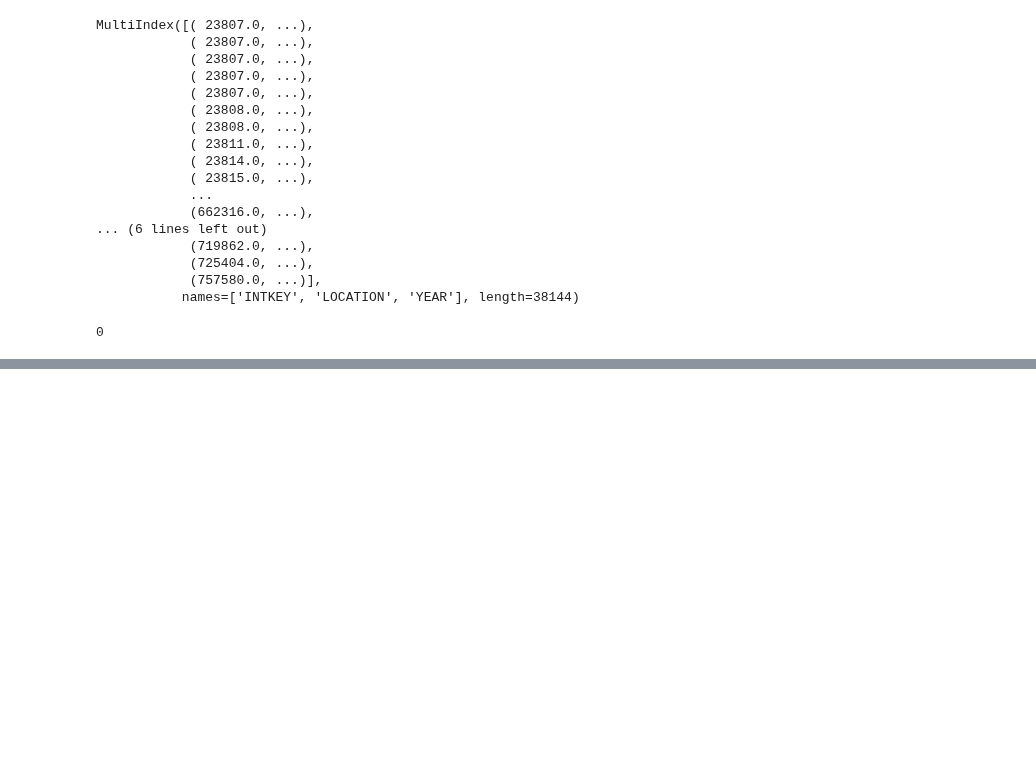
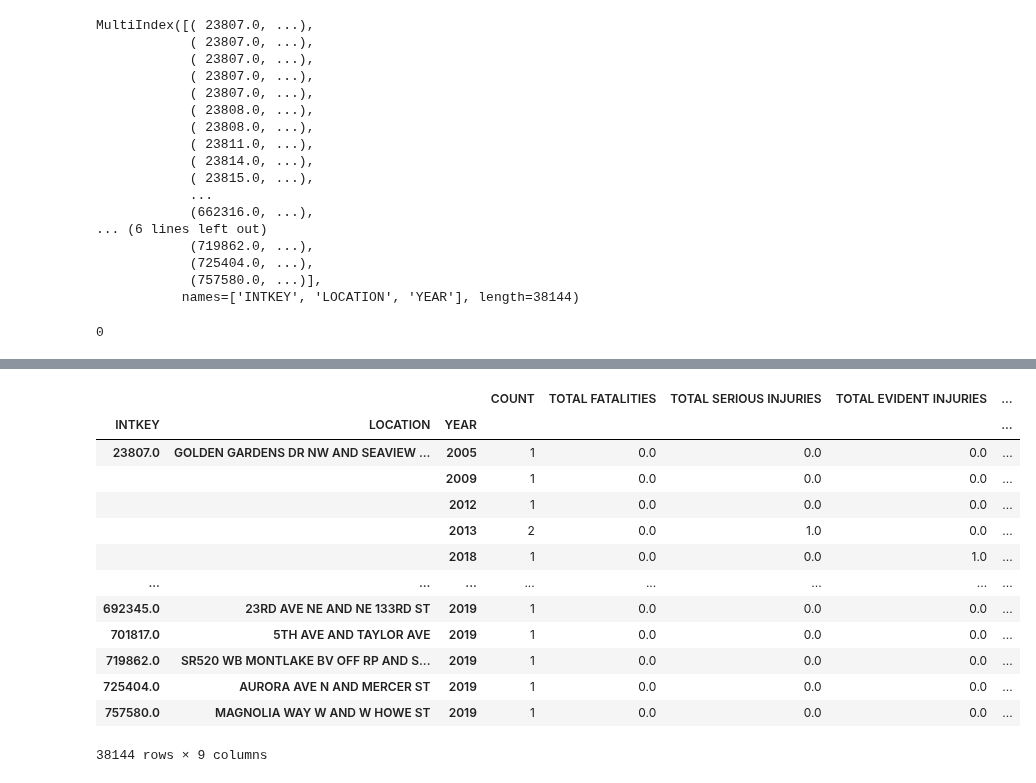
Before and after one commit to DataCircles/traffic_collisions_ml_team1, a Jupyter notebook: notebooks/feli_severity_metric.ipynb, the cells around one changed output, grey strips where cells are left out. Saved outputs shown, nothing was run; the diff lists cells and outputs as text; code cells hidden in the pictures; blank space fills up the shorter version.

Commit message:
add weighted metric

```diff
--- a/notebooks/feli_severity_metric.ipynb
+++ b/notebooks/feli_severity_metric.ipynb
@@ -210,0 +227,8 @@ count_df.isna().values.sum()
+# %%
+count_df['WEIGH_FATALITIES'] = count_df['TOTAL FATALITIES'] * 5
+# %%
+count_df['WEIGH_SERIOUS'] = count_df['TOTAL SERIOUS INJURIES'] * 4
+# %%
+count_df['WEIGH_EVIDENT'] = count_df['TOTAL EVIDENT INJURIES'] * 3
+# %%
+count_df['WEIGH_POSSIBLE'] = count_df['TOTAL POSSIBLE INJURIES'] * 2
@@ -210,0 +238,17 @@ count_df.isna().values.sum()
+# %%
+count_df
+# %% [output]
+|  |  |  | COUNT | TOTAL FATALITIES | TOTAL SERIOUS INJURIES | TOTAL EVIDENT INJURIES | ... |
+| INTKEY | LOCATION | YEAR |  |  |  |  | ... |
+| 23807.0 | GOLDEN GARDENS DR NW AND SEAVIEW ... | 2005 | 1 | 0.0 | 0.0 | 0.0 | ... |
+|  |  | 2009 | 1 | 0.0 | 0.0 | 0.0 | ... |
+|  |  | 2012 | 1 | 0.0 | 0.0 | 0.0 | ... |
+|  |  | 2013 | 2 | 0.0 | 1.0 | 0.0 | ... |
+|  |  | 2018 | 1 | 0.0 | 0.0 | 1.0 | ... |
+| ... | ... | ... | ... | ... | ... | ... | ... |
+| 692345.0 | 23RD AVE NE AND NE 133RD ST | 2019 | 1 | 0.0 | 0.0 | 0.0 | ... |
+| 701817.0 | 5TH AVE AND TAYLOR AVE | 2019 | 1 | 0.0 | 0.0 | 0.0 | ... |
+| 719862.0 | SR520 WB MONTLAKE BV OFF RP AND S... | 2019 | 1 | 0.0 | 0.0 | 0.0 | ... |
+| 725404.0 | AURORA AVE N AND MERCER ST | 2019 | 1 | 0.0 | 0.0 | 0.0 | ... |
+| 757580.0 | MAGNOLIA WAY W AND W HOWE ST | 2019 | 1 | 0.0 | 0.0 | 0.0 | ... |
+38144 rows × 9 columns
```
Also changed, not shown: parts of 18 cells of this notebook.
